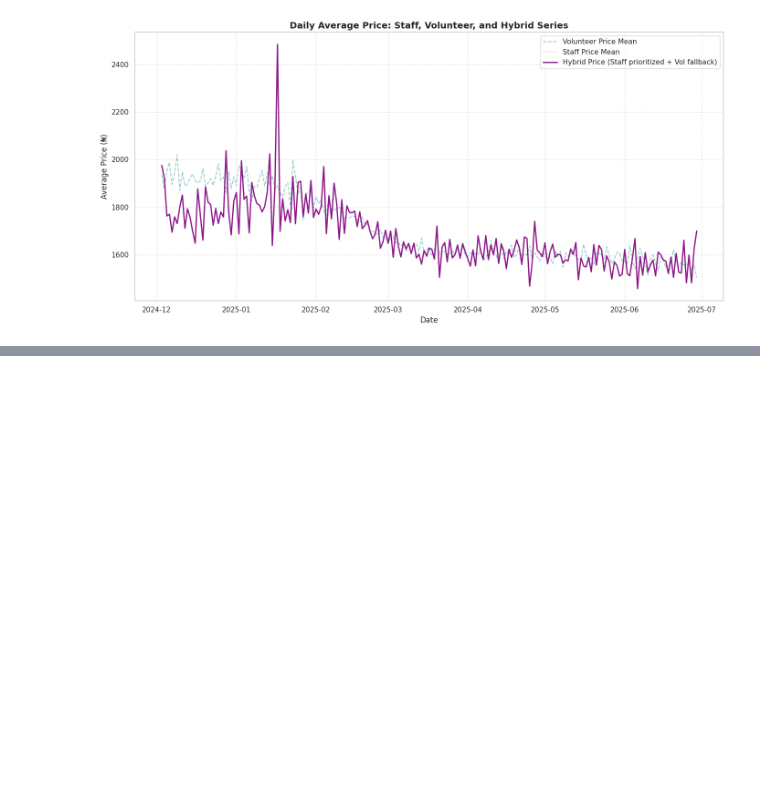
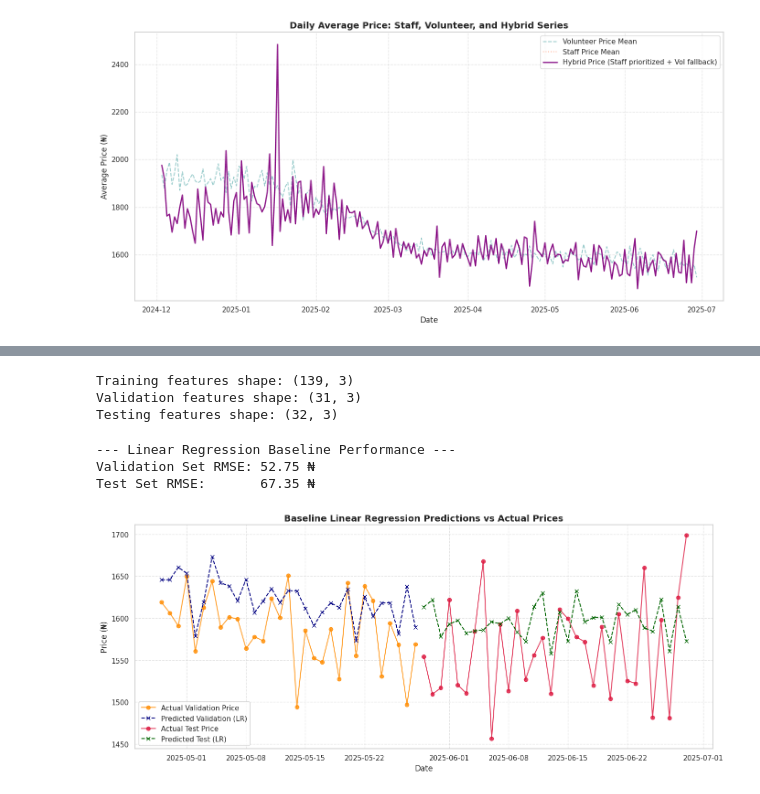
Before and after one commit to starsyntaxx/MarketIQ, a Jupyter notebook: notebooks/01_data_understanding.ipynb, the cells around one changed output, grey strips where cells are left out. Saved outputs shown, nothing was run; the diff lists cells and outputs as text; code cells hidden in the pictures; blank space fills up the shorter version.

```diff
--- a/notebooks/01_data_understanding.ipynb
+++ b/notebooks/01_data_understanding.ipynb
@@ -581,0 +671,79 @@ plt.show()
+# %%
+import numpy as np
+import pandas as pd
+from sklearn.linear_model import LinearRegression
+from sklearn.metrics import mean_squared_error
+
+# 1. Feature Engineering: Create Lags on the entire hybrid series to avoid missing history at boundary starts
+hybrid_features = hybrid_df.copy()
+hybrid_features['lag_1'] = hybrid_features['hybrid_price'].shift(1)
+hybrid_features['lag_2'] = hybrid_features['hybrid_price'].shift(2)
+hybrid_features['lag_7'] = hybrid_features['hybrid_price'].shift(7)
+
+# Drop rows with NaN caused by shifting
+hybrid_features = hybrid_features.dropna().reset_index(drop=True)
+
+# 2. Re-apply the temporal splits on the newly engineered feature set
+train_feats = hybrid_features[hybrid_features['date'] < train_cutoff_date]
+val_feats = hybrid_features[(hybrid_features['date'] >= train_cutoff_date) & (hybrid_features['date'] < val_cutoff_date)]
+test_feats = hybrid_features[hybrid_features['date'] >= val_cutoff_date]
+
+# Define our target and features
+X_cols = ['lag_1', 'lag_2', 'lag_7']
+y_col = 'hybrid_price'
+
+X_train, y_train = train_feats[X_cols], train_feats[y_col]
+X_val, y_val = val_feats[X_cols], val_feats[y_col]
+X_test, y_test = test_feats[X_cols], test_feats[y_col]
+
+print(f"Training features shape: {X_train.shape}")
+print(f"Validation features shape: {X_val.shape}")
+print(f"Testing features shape: {X_test.shape}")
+# %% [output]
+Training features shape: (139, 3)
+Validation features shape: (31, 3)
+Testing features shape: (32, 3)
+# %%
+from sklearn.linear_model import LinearRegression
+from sklearn.metrics import mean_squared_error
+
+# 3. Instantiate and train our standard Linear Regression baseline model
+lr_model = LinearRegression()
+lr_model.fit(X_train, y_train)
+
+# 4. Predict on Validation and Test sets
+y_pred_val = lr_model.predict(X_val)
+y_pred_test = lr_model.predict(X_test)
+
+# 5. Evaluate performance using Root Mean Squared Error (RMSE)
+val_rmse = np.sqrt(mean_squared_error(y_val, y_pred_val))
+test_rmse = np.sqrt(mean_squared_error(y_test, y_pred_test))
+
+print(f"--- Linear Regression Baseline Performance ---")
+print(f"Validation Set RMSE: {val_rmse:.2f} ₦")
+print(f"Test Set RMSE:       {test_rmse:.2f} ₦")
+# %% [output]
+--- Linear Regression Baseline Performance ---
+Validation Set RMSE: 52.75 ₦
+Test Set RMSE:       67.35 ₦
+# %%
+# Plot the predictions against ground truth
+plt.figure(figsize=(14, 6))
+
+# Plot validation set ground truth vs predictions
+plt.plot(val_feats['date'], y_val, label='Actual Validation Price', color='darkorange', marker='o', alpha=0.8)
+plt.plot(val_feats['date'], y_pred_val, label='Predicted Validation (LR)', color='navy', linestyle='--', marker='x')
+
+# Plot test set ground truth vs predictions
+plt.plot(test_feats['date'], y_test, label='Actual Test Price', color='crimson', marker='o', alpha=0.8)
+plt.plot(test_feats['date'], y_pred_test, label='Predicted Test (LR)', color='darkgreen', linestyle='--', marker='x')
+
+plt.title('Baseline Linear Regression Predictions vs Actual Prices', fontsize=14, fontweight='bold')
+plt.xlabel('Date', fontsize=12)
+plt.ylabel('Price (₦)', fontsize=12)
+plt.legend(fontsize=11)
+plt.grid(True, linestyle='--', alpha=0.5)
+plt.tight_layout()
+plt.show()
+# %% [output]
+[figure, added]
```
Also changed, not shown: parts of 6 cells of this notebook.
